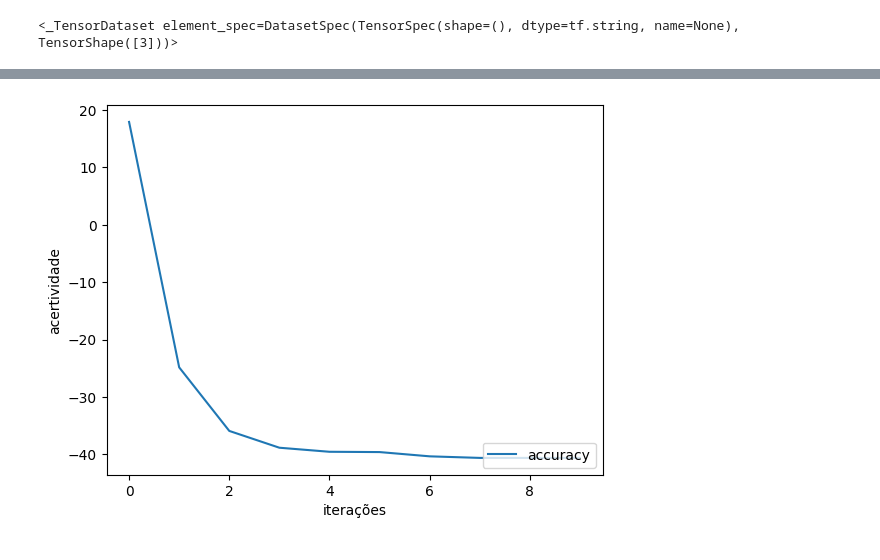
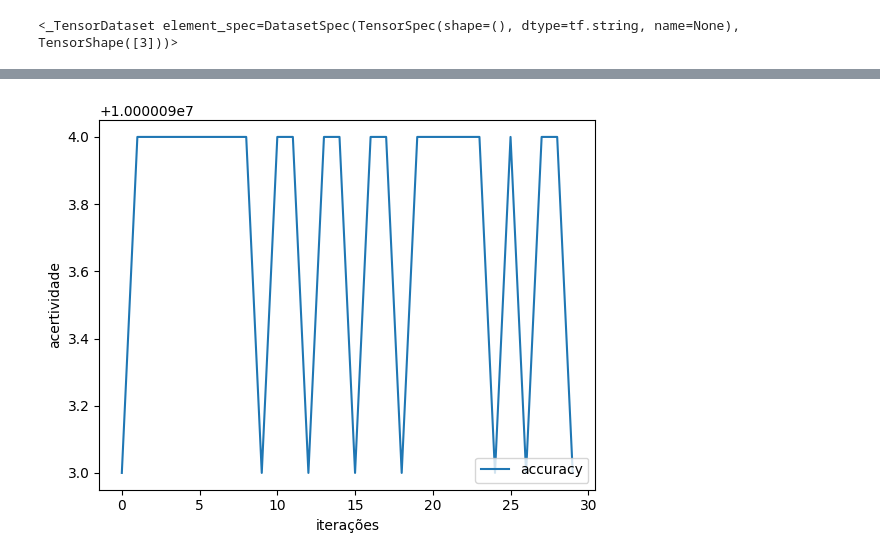
Before and after one commit to Chm-vinicius/coolab_tensorflow_study, a Jupyter notebook: machine_learn.ipynb, the cells around one changed output, grey strips where cells are left out. Cells and saved outputs as stored; diff of their text form; code cells hidden in the pictures.

```diff
--- a/machine_learn.ipynb
+++ b/machine_learn.ipynb
@@ -108,7 +108,7 @@ selecteds_query_job = client.query(
                   quizPersonality_profile_listener, quizPersonality_profile_patient,
                    quizPersonality_profile_persuasive, quizPersonality_profile_planner,
                     quizPersonality_profile_precision, quizPersonality_profile_radical,
-                     quizPersonality_profile_visionary,  FROM `growyxprod.firestore_export.posts_schema_bqUsers_latest` LIMIT 150
+                     quizPersonality_profile_visionary,  FROM `growyxprod.firestore_export.posts_schema_bqUsers_latest` LIMIT 100
     """
 )
 
@@ -186,0 +193,12 @@ categ.head()
+# %%
+import numpy as np
+
+new_dt = []
+cols = []
+print(ks.values)
+for i in range(100):
+    new_dt.append(ks.values)
+    cols.append(str(i))
+
+pd_ndt = np.array(new_dt)
+print(pd_ndt.shape)
@@ -186,0 +215,9 @@ categ.head()
+# %%
+indexes = []
+for i in range(100):
+    indexes.append(i)
+
+idex = np.array(indexes)
+np.random.shuffle(idex)
+
+print(idex)
@@ -272,4 +322,4 @@ _________________________________________________________________
 # %%
 # dtst = keras.utils.to_categorical(dataset.choose_from_datasets(dataset, [0]), dtype="float32")
-history = model2.fit(dataset, epochs=10, validation_data=dataset)
+history = model.fit([categ, pd_ndt], [idex], epochs=30)
 # %% [output]
@@ -302,5 +349,5 @@ plt.ylabel('acertividade')
 # plt.ylim([0.1,0.7])
 plt.legend(loc='lower right')
 
-test_loss, test_acc, *outros = model2.evaluate(dataset, verbose=2)
+test_loss, test_acc, *outros = model.evaluate([categ, pd_ndt], [idex], verbose=2)
 # %% [output]
@@ -309,3 +356,3 @@ test_loss, test_acc, *outros = model2.evaluate(dataset, verbose=2)
-[figure, old version]
+[figure, new version]
 # %%
 global vaguinha
```
Also changed, not shown: parts of 17 cells of this notebook, 1 other file.
